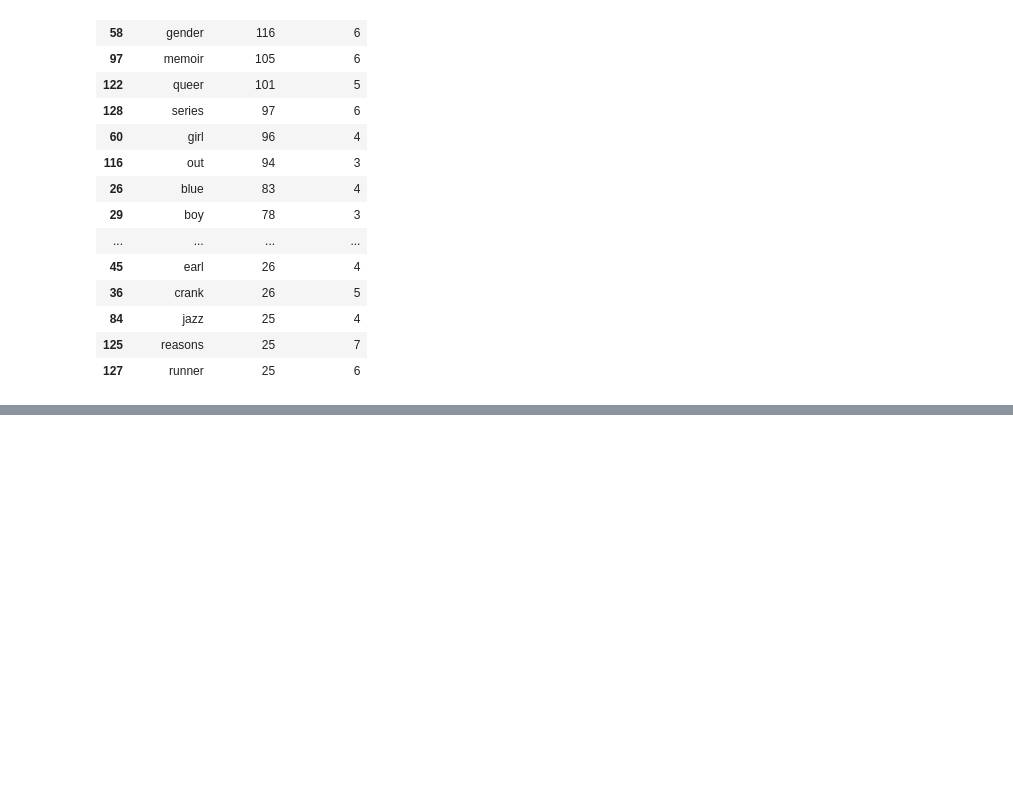
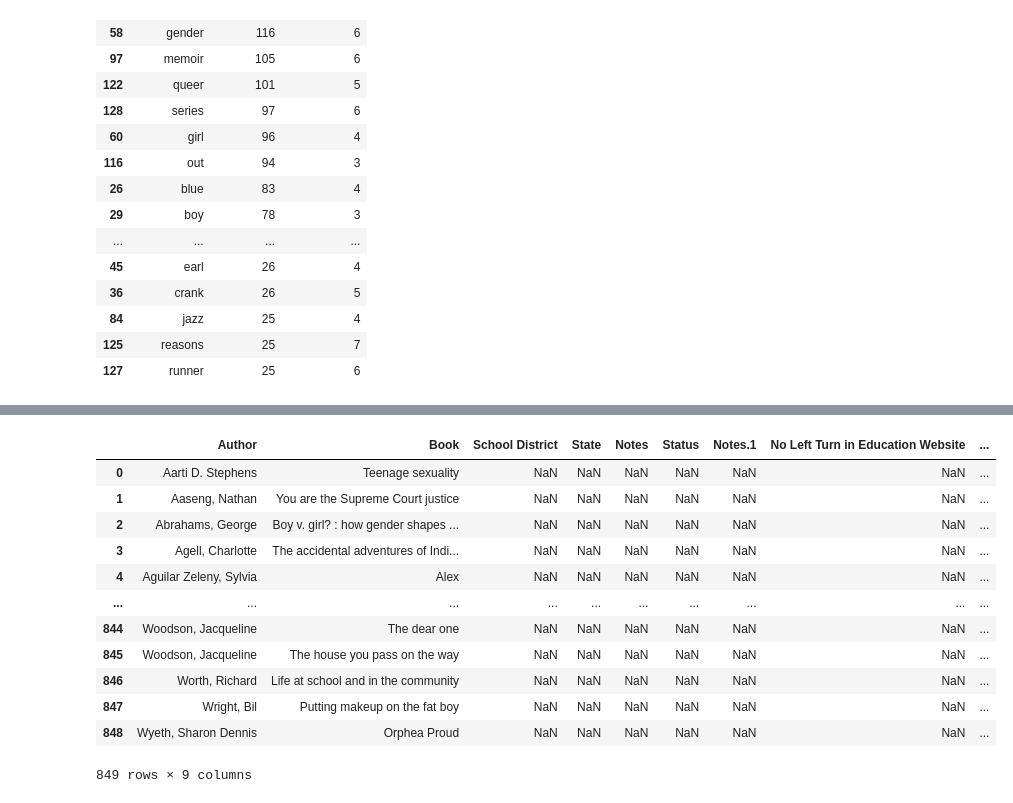
Before and after one commit to ivynyayieka/banned_books, a Jupyter notebook: books_intro_hundred_years.ipynb, the cells around one changed output, grey strips where cells are left out. Cells and saved outputs as stored; diff of their text form; code cells hidden in the pictures; blank space fills up the shorter version.

```diff
--- a/books_intro_hundred_years.ipynb
+++ b/books_intro_hundred_years.ipynb
@@ -1764,0 +1854,16 @@ df_minus_minor_words.sort_values(by='frequency', ascending=False).head(60)
+# %%
+df_krause_texas_books
+# %% [output]
+|  | Author | Book | School District | State | Notes | Status | Notes.1 | No Left Turn in Education Website | ... |
+| 0 | Aarti D. Stephens | Teenage sexuality | NaN | NaN | NaN | NaN | NaN | NaN | ... |
+| 1 | Aaseng, Nathan | You are the Supreme Court justice | NaN | NaN | NaN | NaN | NaN | NaN | ... |
+| 2 | Abrahams, George | Boy v. girl? : how gender shapes ... | NaN | NaN | NaN | NaN | NaN | NaN | ... |
+| 3 | Agell, Charlotte | The accidental adventures of Indi... | NaN | NaN | NaN | NaN | NaN | NaN | ... |
+| 4 | Aguilar Zeleny, Sylvia | Alex | NaN | NaN | NaN | NaN | NaN | NaN | ... |
+| ... | ... | ... | ... | ... | ... | ... | ... | ... | ... |
+| 844 | Woodson, Jacqueline | The dear one | NaN | NaN | NaN | NaN | NaN | NaN | ... |
+| 845 | Woodson, Jacqueline | The house you pass on the way | NaN | NaN | NaN | NaN | NaN | NaN | ... |
+| 846 | Worth, Richard | Life at school and in the community | NaN | NaN | NaN | NaN | NaN | NaN | ... |
+| 847 | Wright, Bil | Putting makeup on the fat boy | NaN | NaN | NaN | NaN | NaN | NaN | ... |
+| 848 | Wyeth, Sharon Dennis | Orphea Proud | NaN | NaN | NaN | NaN | NaN | NaN | ... |
+849 rows × 9 columns
```
Also changed, not shown: parts of 14 cells of this notebook, 6 other files.
